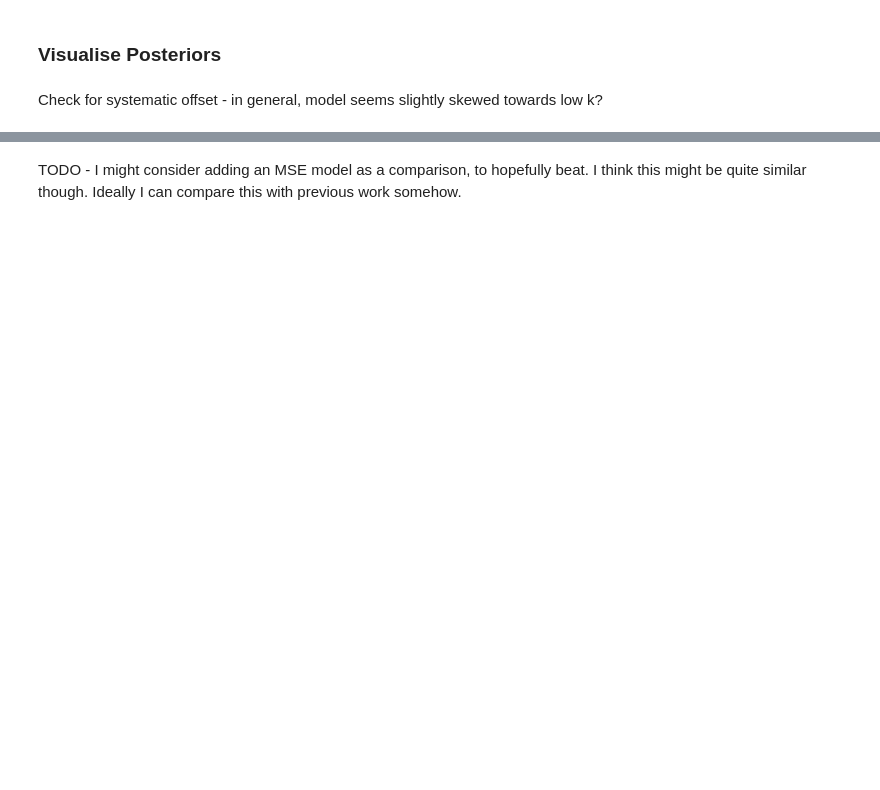
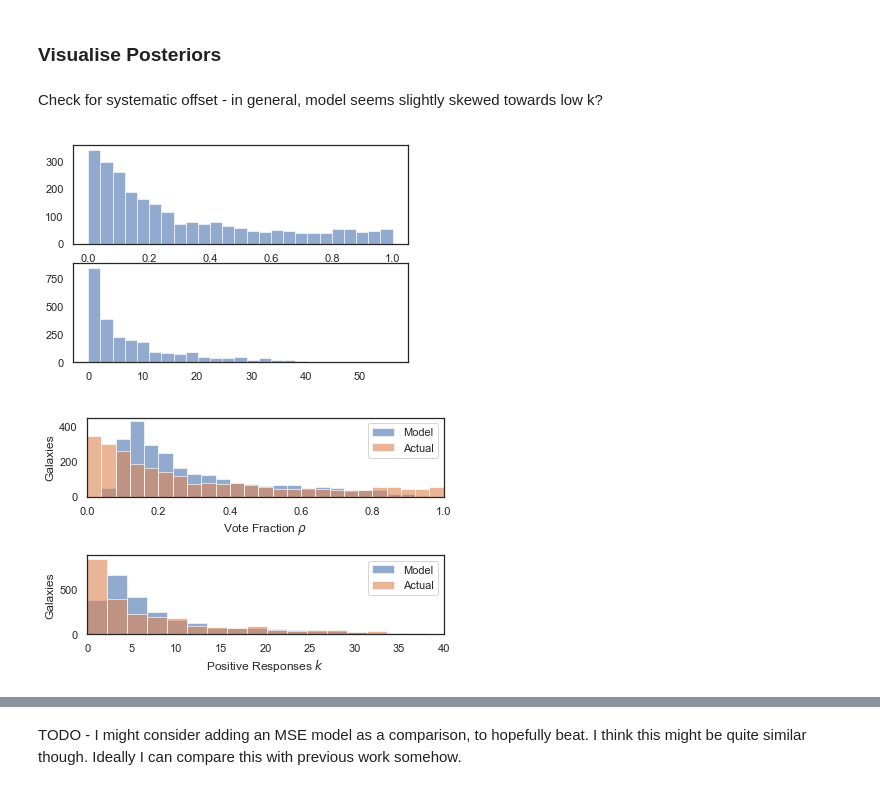
Before and after one commit to colinleach/zoobot, a Jupyter notebook: notebooks/aas_uncertainty.ipynb, the cells around one changed output, grey strips where cells are left out. Saved outputs shown, nothing was run; the diff lists cells and outputs as text; code cells hidden in the pictures; blank space fills up the shorter version.

```diff
--- a/notebooks/aas_uncertainty.ipynb
+++ b/notebooks/aas_uncertainty.ipynb
@@ -275,3 +254,36 @@ ax.legend()
+# %%
+# sns.set_context('paper')
+sns.set(font_scale=1.)
+sns.set_style('white')
+# matplotlib.rcParams.update({'font.size': 50}
+
+# dummy for bins
+fig, (ax0, ax1) = plt.subplots(nrows=2)
+_, bins_rho, _ = ax0.hist(sim_model.labels/ sim_model.total_votes, bins=25, alpha=alpha, label='Actual')
+_, bins_k, _ = ax1.hist(sim_model.labels, bins=25, alpha=alpha, label='Actual')
+
+fig, (ax0, ax1) = plt.subplots(nrows=2)
+
+_, bins, _ = ax0.hist(sim_model.mean_rho_prediction, bins=bins_rho, alpha=alpha, label='Model')
+ax0.hist(sim_model.labels/ sim_model.total_votes, bins=bins_rho, alpha=alpha, label='Actual')
+ax0.set_xlabel(r'Vote Fraction $\rho$')
+ax0.set_ylabel('Galaxies')
+ax0.legend()
+ax0.set_xlim([0., 1.])
+
+_, bins, _ = ax1.hist(sim_model.expected_k_prediction, bins=bins_k, alpha=alpha, label='Model')
+ax1.hist(sim_model.labels, bins=bins_k, alpha=alpha, label='Actual')
+ax1.set_xlabel(r'Positive Responses $k$')
+ax1.set_ylabel('Galaxies')
+ax1.legend()
+ax1.set_xlim([0, 40])
+
+fig.tight_layout()
+fig.savefig(os.path.join(save_dir, 'posterior_over_full_sample.png'))
+fig.savefig(os.path.join(save_dir, 'posterior_over_full_sample.eps'))
+# %% [output]
+[figure, added]
+[figure, added]
 # %%
 def custom_samples(samples, labels, total_votes):
     sns.set_context('paper', font_scale=1.5)
```
Also changed, not shown: parts of 43 cells of this notebook, 19 other files.
